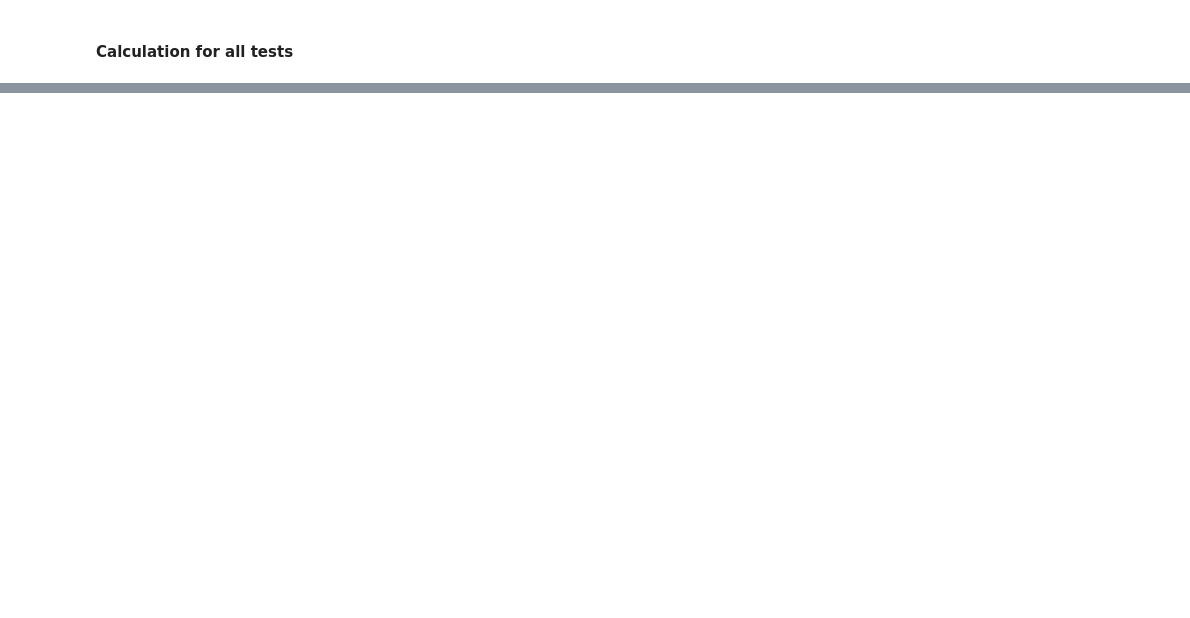
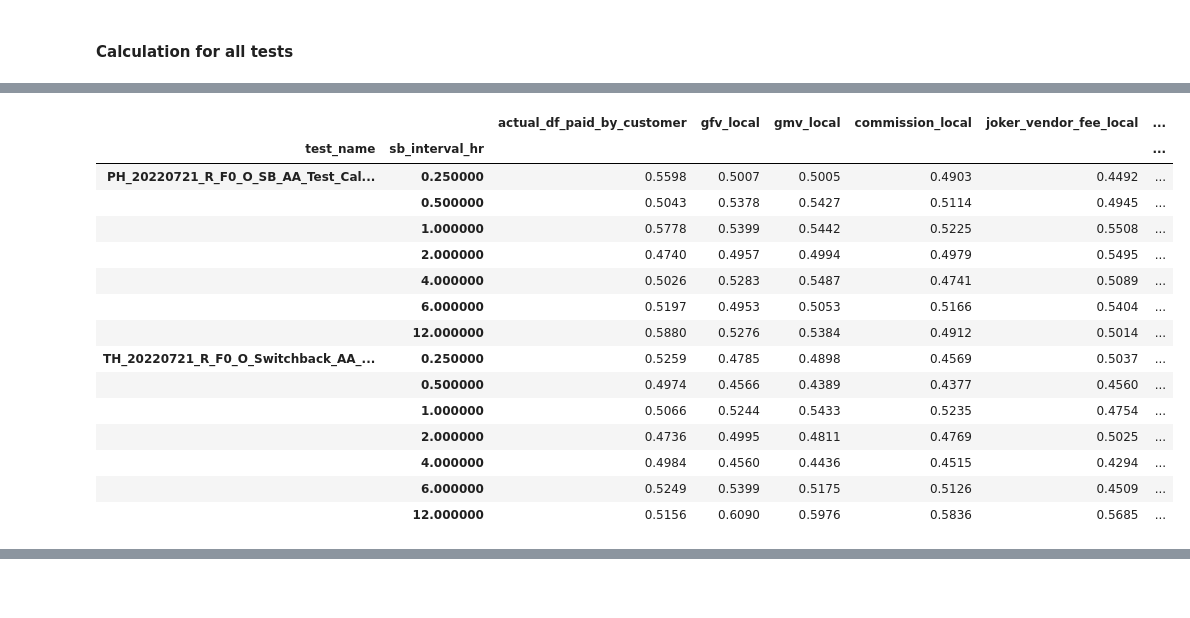
Before and after one commit to omar-elmaria/switchback_test_dag, a Jupyter notebook: notebooks/deep_dive_analyses.ipynb, the cells around one changed output, grey strips where cells are left out. Saved outputs shown, nothing was run; the diff lists cells and outputs as text; code cells hidden in the pictures; blank space fills up the shorter version.

```diff
--- a/notebooks/deep_dive_analyses.ipynb
+++ b/notebooks/deep_dive_analyses.ipynb
@@ -186,5 +230,5 @@ def check_right_interval(num, col):
 # %%
-def df_calc_func(experiment, data, sb_interval):
+def df_calc_func(experiment, data, sb_interval, rand_determ_assign):
     """
     This function computes the per order metrics, total metrics, and p-values based on a newly defined 'On'/'Off' flag
     """
@@ -192,7 +236,7 @@ def df_calc_func(experiment, data, sb_interval):
     df_play = df_clean_func(df = data, test_name = experiment)
 
     # Create the mapping data frame that has the 'On'/'Off' flag for each time interval
-    df_mapping = hr_interval_func(sb_interval)
+    df_mapping = hr_interval_func_deterministic(sb_interval) if rand_determ_assign == 'determ' else hr_interval_func_random(sb_interval)
 
     # Get the hour from the "order_placed_at_local" column
     df_play['hr_of_day'] = df_play['order_placed_at_local'].dt.hour
@@ -240,6 +284,7 @@ def df_calc_func(experiment, data, sb_interval):
 df_mapping, df_play, df_play_on_orders, df_play_off_orders, df_play_per_order, df_play_tot, df_play_final_pval = df_calc_func(
     data = df_raw_data,
     experiment = 'TH_20220721_R_F0_O_Switchback_AA_Test_Trang',
-    sb_interval = 2
+    sb_interval = 2,
+    rand_determ_assign = 'random'
 )
 # %% [markdown]
@@ -538,0 +414,42 @@ df_pval_t_test_sims
+# %%
+df_pval_t_test_sims = []
+
+for i in range(0, 60): # 60 simulations
+    df_pval_t_test_iter = []
+
+    for test in params:
+        df_pval_t_test_iter.append(
+            p_vals_for_diff_sb_intervals_func(
+                exp_name = test['exp_name'],
+                exp_start = test['exp_start'],
+                exp_end = test['exp_end'],
+                sb_groupby_col = 'treatment_status_by_time',
+                rand_determ_assign = 'random'
+            )
+        )
+
+    df_pval_t_test_iter = pd.concat(df_pval_t_test_iter)
+    df_pval_t_test_iter['sim_run'] = i + 1
+    df_pval_t_test_iter.set_index('sim_run', append = True, inplace = True)
+
+    # Display the data frame with a formatted style
+    df_pval_t_test_sims.append(df_pval_t_test_iter)
+
+df_pval_t_test_sims = pd.concat(df_pval_t_test_sims)
+# %% [output]
+|  |  | actual_df_paid_by_customer | gfv_local | gmv_local | commission_local | joker_vendor_fee_local | ... |
+| test_name | sb_interval_hr |  |  |  |  |  | ... |
+| PH_20220721_R_F0_O_SB_AA_Test_Cal... | 0.250000 | 0.5598 | 0.5007 | 0.5005 | 0.4903 | 0.4492 | ... |
+|  | 0.500000 | 0.5043 | 0.5378 | 0.5427 | 0.5114 | 0.4945 | ... |
+|  | 1.000000 | 0.5778 | 0.5399 | 0.5442 | 0.5225 | 0.5508 | ... |
+|  | 2.000000 | 0.4740 | 0.4957 | 0.4994 | 0.4979 | 0.5495 | ... |
+|  | 4.000000 | 0.5026 | 0.5283 | 0.5487 | 0.4741 | 0.5089 | ... |
+|  | 6.000000 | 0.5197 | 0.4953 | 0.5053 | 0.5166 | 0.5404 | ... |
+|  | 12.000000 | 0.5880 | 0.5276 | 0.5384 | 0.4912 | 0.5014 | ... |
+| TH_20220721_R_F0_O_Switchback_AA_... | 0.250000 | 0.5259 | 0.4785 | 0.4898 | 0.4569 | 0.5037 | ... |
+|  | 0.500000 | 0.4974 | 0.4566 | 0.4389 | 0.4377 | 0.4560 | ... |
+|  | 1.000000 | 0.5066 | 0.5244 | 0.5433 | 0.5235 | 0.4754 | ... |
+|  | 2.000000 | 0.4736 | 0.4995 | 0.4811 | 0.4769 | 0.5025 | ... |
+|  | 4.000000 | 0.4984 | 0.4560 | 0.4436 | 0.4515 | 0.4294 | ... |
+|  | 6.000000 | 0.5249 | 0.5399 | 0.5175 | 0.5126 | 0.4509 | ... |
+|  | 12.000000 | 0.5156 | 0.6090 | 0.5976 | 0.5836 | 0.5685 | ... |
```
Also changed, not shown: parts of 32 cells of this notebook.
